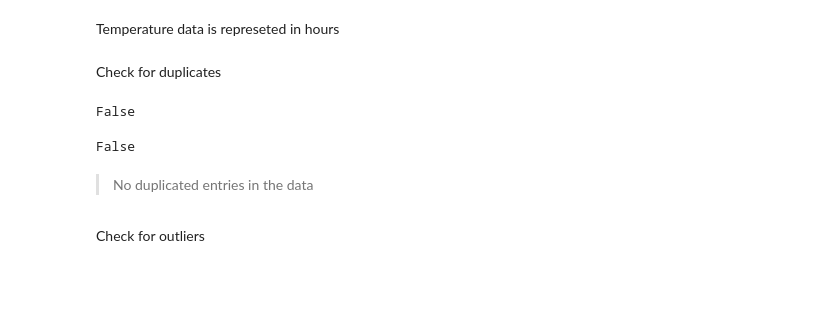
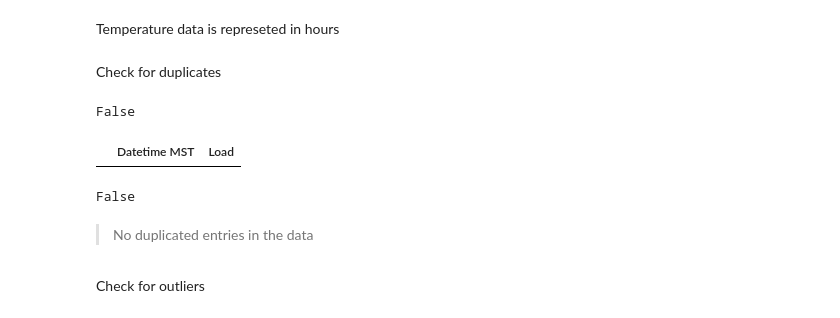
Before and after one commit to khadija267/Load-Time-Series-Forecasting, a Jupyter notebook: lsc_load_prediction.ipynb, the cells around one changed output. Cells and saved outputs as stored; diff of their text form; code cells hidden in the pictures; blank space fills up the shorter version.

```diff
--- a/lsc_load_prediction.ipynb
+++ b/lsc_load_prediction.ipynb
@@ -113,6 +111,10 @@ Check for duplicates
 lsc_load.duplicated().any()
 # %% [output]
 False
+# %%
+lsc_load[lsc_load.duplicated() ==True]
+# %% [output]
+|  | Datetime MST | Load |
 # %%
 lsc_temp.duplicated().any()
 # %% [output]
```
Also changed, not shown: parts of 8 cells of this notebook.
